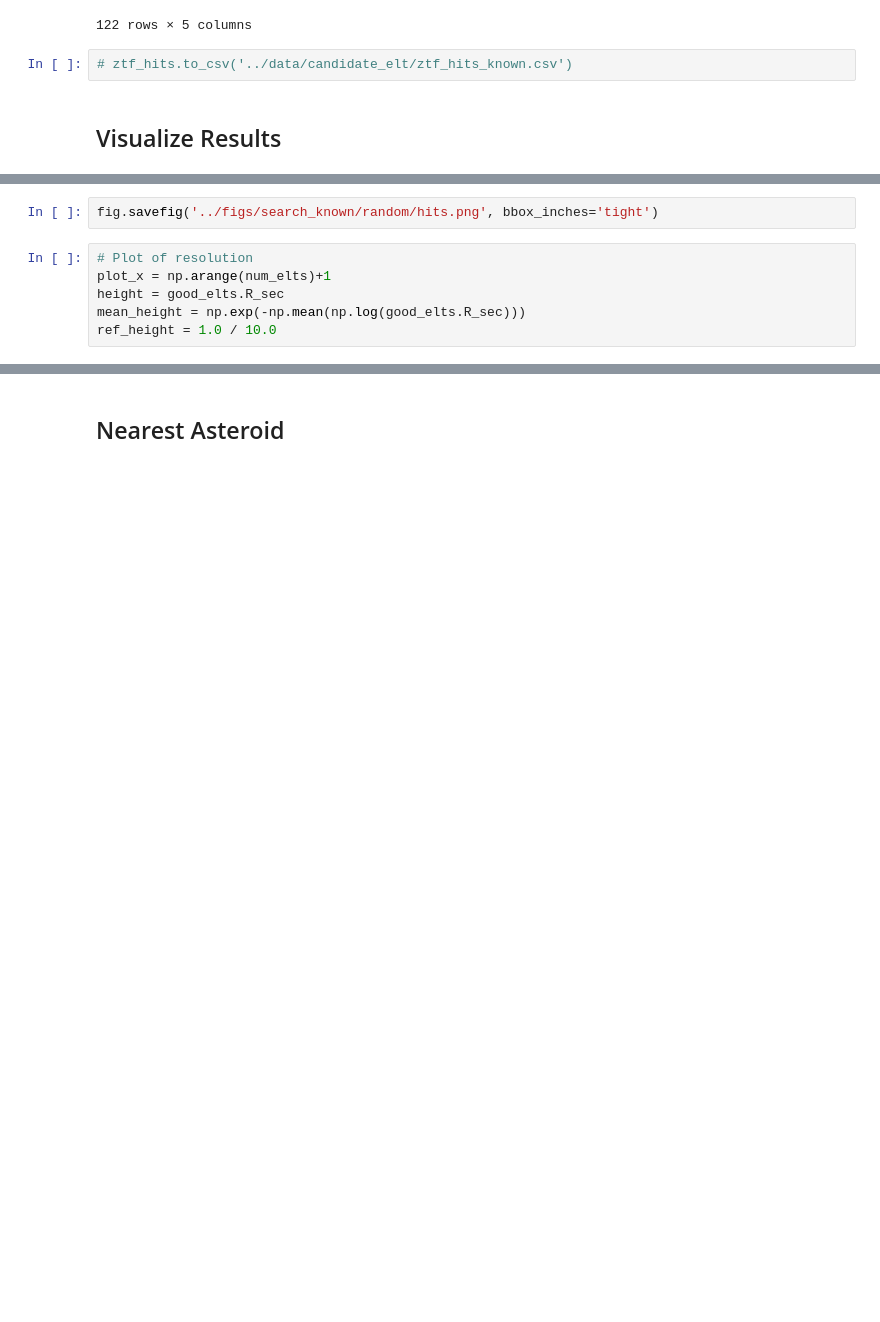
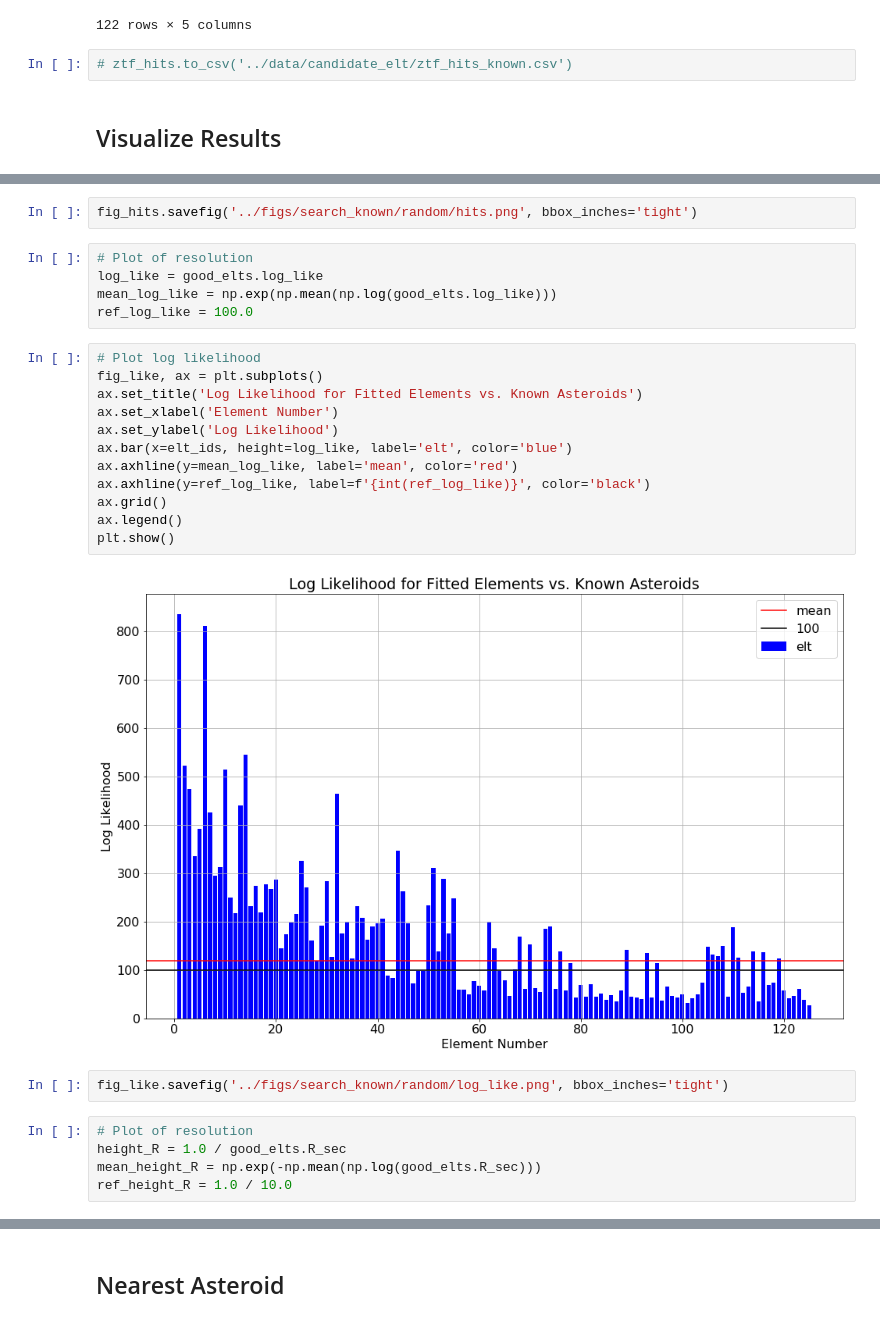
Before and after one commit to memanuel/kepler-sieve, a Jupyter notebook: jupyter/19_search_known.ipynb, the cells around one changed output, grey strips where cells are left out. Cells and saved outputs as stored; diff of their text form; blank space fills up the shorter version.

Commit message:
notebooks to review search results

```diff
--- a/jupyter/19_search_known.ipynb
+++ b/jupyter/19_search_known.ipynb
@@ -188,10 +180,30 @@ plt.show()
 # %%
-fig.savefig('../figs/search_known/random/hits.png', bbox_inches='tight')
+fig_hits.savefig('../figs/search_known/random/hits.png', bbox_inches='tight')
+# %%
+# Plot of resolution
+log_like = good_elts.log_like
+mean_log_like = np.exp(np.mean(np.log(good_elts.log_like)))
+ref_log_like = 100.0
+# %%
+# Plot log likelihood
+fig_like, ax = plt.subplots()
+ax.set_title('Log Likelihood for Fitted Elements vs. Known Asteroids')
+ax.set_xlabel('Element Number')
+ax.set_ylabel('Log Likelihood')
+ax.bar(x=elt_ids, height=log_like, label='elt', color='blue')
+ax.axhline(y=mean_log_like, label='mean', color='red')
+ax.axhline(y=ref_log_like, label=f'{int(ref_log_like)}', color='black')
+ax.grid()
+ax.legend()
+plt.show()
+# %% [output]
+[figure, added]
+# %%
+fig_like.savefig('../figs/search_known/random/log_like.png', bbox_inches='tight')
 # %%
 # Plot of resolution
-plot_x = np.arange(num_elts)+1
-height = good_elts.R_sec
-mean_height = np.exp(-np.mean(np.log(good_elts.R_sec)))
-ref_height = 1.0 / 10.0
+height_R = 1.0 / good_elts.R_sec
+mean_height_R = np.exp(-np.mean(np.log(good_elts.R_sec)))
+ref_height_R = 1.0 / 10.0
 # %%
 # Plot number of hits
```
Also changed, not shown: parts of 16 cells of this notebook, 3 other files.
